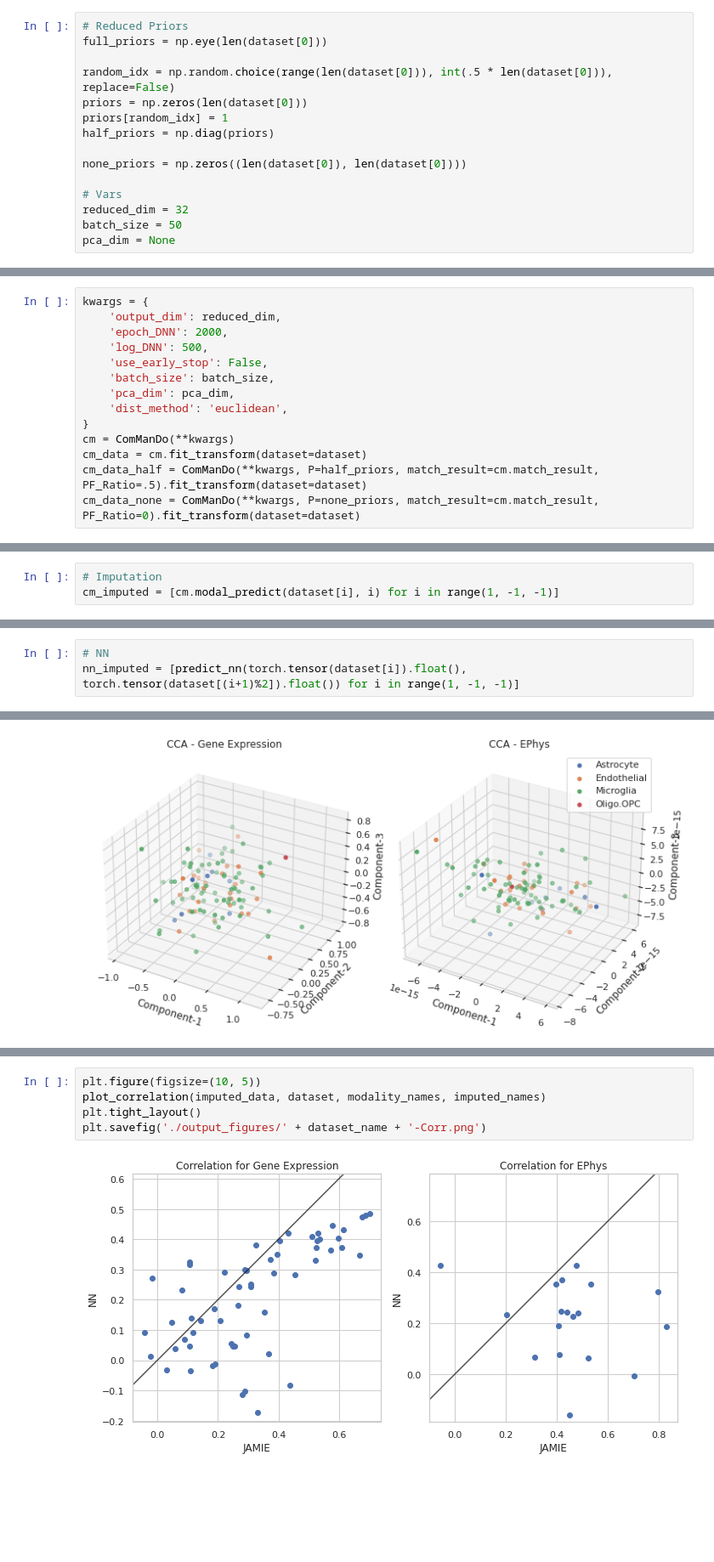
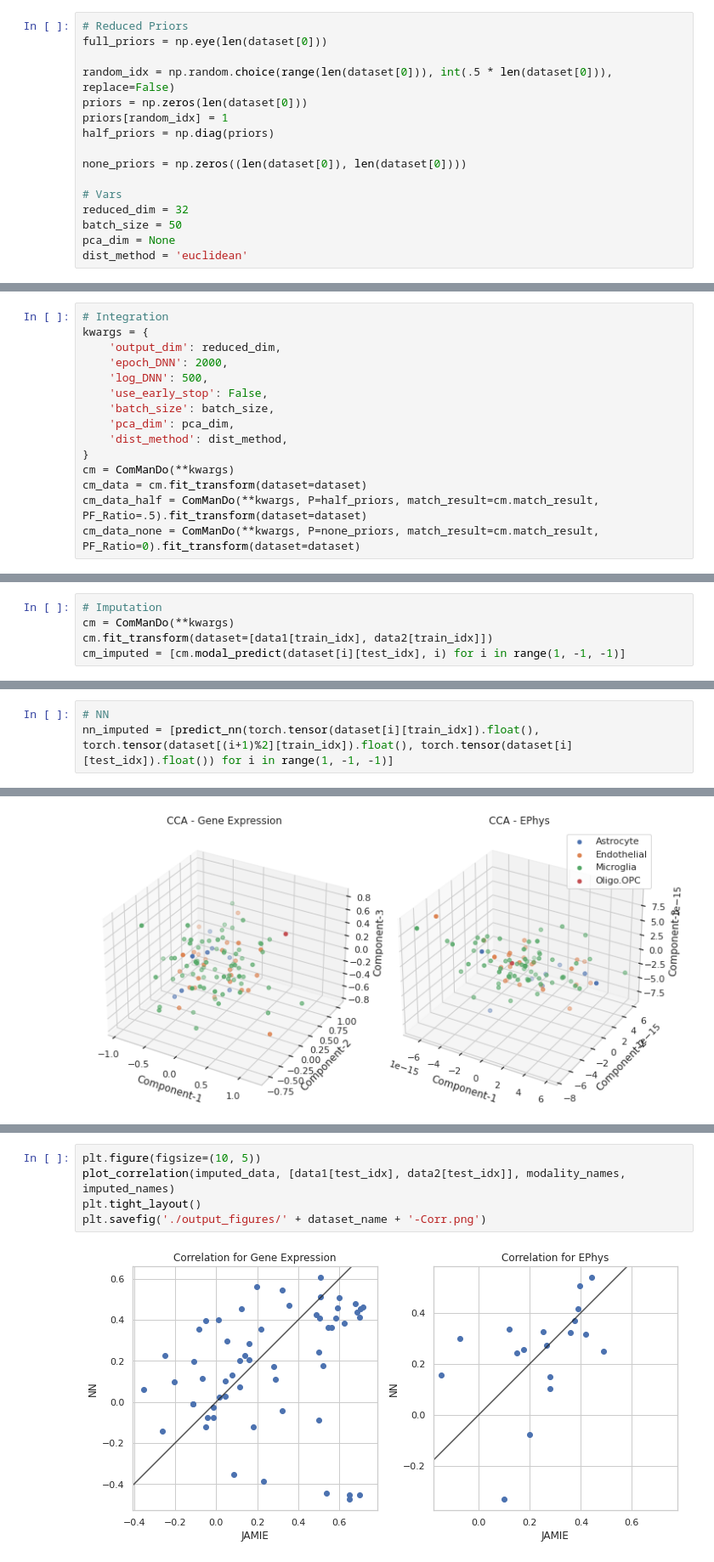
Before and after one commit to Oafish1/JAMIE, a Jupyter notebook: examples/general_analysis/patch-seq.ipynb, the cells around one changed output, grey strips where cells are left out. Shown at 85% size. Cells and saved outputs as stored; diff of their text form; blank space fills up the shorter version.

```diff
--- a/examples/general_analysis/patch-seq.ipynb
+++ b/examples/general_analysis/patch-seq.ipynb
@@ -56,9 +61,11 @@ none_priors = np.zeros((len(dataset[0]), len(dataset[0])))
 reduced_dim = 32
 batch_size = 50
 pca_dim = None
+dist_method = 'euclidean'
 # %% [markdown]
 # ComManDo
 # %%
+# Integration
 kwargs = {
     'output_dim': reduced_dim,
     'epoch_DNN': 2000,
@@ -66,7 +73,7 @@ kwargs = {
     'use_early_stop': False,
     'batch_size': batch_size,
     'pca_dim': pca_dim,
-    'dist_method': 'euclidean',
+    'dist_method': dist_method,
 }
 cm = ComManDo(**kwargs)
 cm_data = cm.fit_transform(dataset=dataset)
@@ -93,3 +100,5 @@ Total: 18.838678273999903
 # %%
 # Imputation
-cm_imputed = [cm.modal_predict(dataset[i], i) for i in range(1, -1, -1)]
+cm = ComManDo(**kwargs)
+cm.fit_transform(dataset=[data1[train_idx], data2[train_idx]])
+cm_imputed = [cm.modal_predict(dataset[i][test_idx], i) for i in range(1, -1, -1)]
@@ -109,7 +136,7 @@ cca_data, _, _ = mmd_combine(*dataset, method='maninetcluster', alignment='cca',
 cca_data_half, _, _ = mmd_combine(*dataset, method='maninetcluster', alignment='cca', num_dims=reduced_dim, corr=half_priors)
 # %%
 # NN
-nn_imputed = [predict_nn(torch.tensor(dataset[i]).float(), torch.tensor(dataset[(i+1)%2]).float()) for i in range(1, -1, -1)]
+nn_imputed = [predict_nn(torch.tensor(dataset[i][train_idx]).float(), torch.tensor(dataset[(i+1)%2][train_idx]).float(), torch.tensor(dataset[i][test_idx]).float()) for i in range(1, -1, -1)]
 # %% [markdown]
 # Visualization
 # %%
@@ -159,7 +186,7 @@ plt.savefig('./output_figures/' + dataset_name + '-Impute.png')
 # %%
 plt.figure(figsize=(10, 5))
-plot_correlation(imputed_data, dataset, modality_names, imputed_names)
+plot_correlation(imputed_data, [data1[test_idx], data2[test_idx]], modality_names, imputed_names)
 plt.tight_layout()
 plt.savefig('./output_figures/' + dataset_name + '-Corr.png')
 # %% [output]
-[figure, old version]
+[figure, new version]
```
Also changed, not shown: parts of 8 cells of this notebook, 35 other files.
